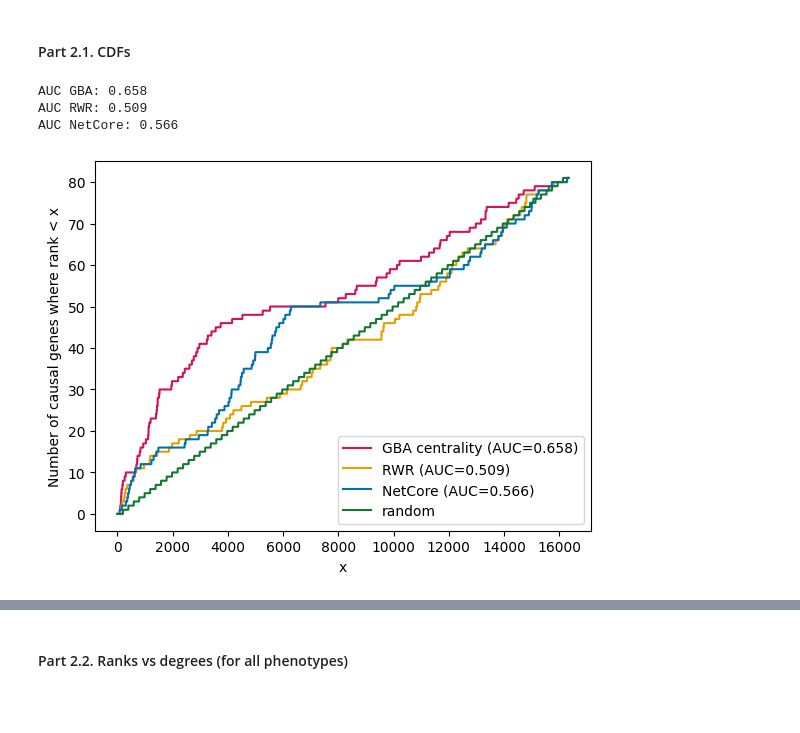
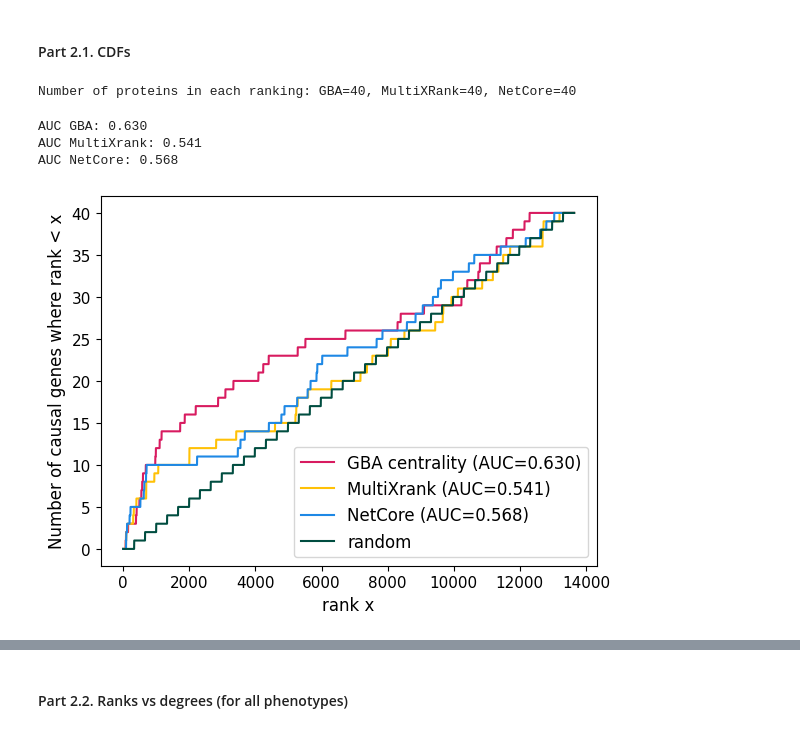
Before and after one commit to jedrzejkubica/GBA-centrality-validation, a Jupyter notebook: validation.ipynb, the cells around one changed output, grey strips where cells are left out. Cells and saved outputs as stored; diff of their text form; code cells hidden in the pictures; blank space fills up the shorter version.

```diff
--- a/validation.ipynb
+++ b/validation.ipynb
@@ -649,12 +717,21 @@ assert len(protein2rank_GBA) == len(protein2rank_RWR) == len(protein2rank_NetCor
+# %%
+protein2rank_GBA = parse_GBA_ranks(LEAVE_ONE_OUT_RANKS_FILE)
+protein2rank_multixrank = parse_multixrank_ranks(LEAVE_ONE_OUT_MULTIXRANK_RANKS_FILE)
+protein2rank_netcore = parse_netcore_ranks(PHENOTYPE, protein2rank_multixrank.keys(), interactome)
+
+print(f"Number of proteins in each ranking: GBA={len(protein2rank_GBA)}, MultiXRank={len(protein2rank_multixrank)}, NetCore={len(protein2rank_netcore)}")
+assert len(protein2rank_GBA) == len(protein2rank_multixrank) == len(protein2rank_netcore)
+# %% [output]
+Number of proteins in each ranking: GBA=40, MultiXRank=40, NetCore=40
 # %%
-ranks_RWR = []
+ranks_multixrank = []
 ranks_GBA = []
-ranks_NetCore = []
+ranks_netcore = []
 
-for gene in protein2rank_RWR:
-    ranks_RWR.append(protein2rank_RWR[gene])
+for gene in protein2rank_multixrank:
+    ranks_multixrank.append(protein2rank_multixrank[gene])
     ranks_GBA.append(protein2rank_GBA[gene])
-    ranks_NetCore.append(protein2rank_NetCore[gene])
+    ranks_netcore.append(protein2rank_netcore[gene])
 # %%
 # generate ranks with a random classifier
 # use the integers method of a Generator instance instead of numpy.random.randint
@@ -663,7 +740,7 @@ rng = numpy.random.default_rng()
 
 # 1D numpy array for left-out known causal gene ranks
 # size=len(left-out genes)
-ranks_random = numpy.zeros(len(protein2rank_RWR), dtype=numpy.uint64)
+ranks_random = numpy.zeros(len(protein2rank_multixrank), dtype=numpy.uint64)
 
 n = 10000
 for i in range(n):
@@ -677,50 +754,53 @@ for j in range(len(ranks_random)):
     avg_rank = ranks_random[j] / n
     ranks_random[j] = avg_rank
 # %%
-curve_RWR = []
+curve_multixrank = []
 curve_GBA = []
-curve_Netcore = []
+curve_netcore = []
 curve_random = []
 
 for i in range(len(interactome)):
-    curve_RWR.append(sum(rank <= i for rank in ranks_RWR))
+    curve_multixrank.append(sum(rank <= i for rank in ranks_multixrank))
     curve_GBA.append(sum(rank <= i for rank in ranks_GBA))
-    curve_Netcore.append(sum(rank <= i for rank in ranks_NetCore))
+    curve_netcore.append(sum(rank <= i for rank in ranks_netcore))
     curve_random.append(sum(rank <= i for rank in ranks_random))
 # %%
 AUC_GBA = AUC(curve_GBA)
-AUC_RWR = AUC(curve_RWR)
-AUC_NetCore = AUC(curve_Netcore)
+AUC_multixrank = AUC(curve_multixrank)
+AUC_netcore = AUC(curve_netcore)
 print("AUC GBA: {:.3f}".format(AUC_GBA))
-print("AUC RWR: {:.3f}".format(AUC_RWR))
-print("AUC NetCore: {:.3f}".format(AUC_NetCore))
+print("AUC MultiXrank: {:.3f}".format(AUC_multixrank))
+print("AUC NetCore: {:.3f}".format(AUC_netcore))
 # %% [output]
-AUC GBA: 0.658
-AUC RWR: 0.509
-AUC NetCore: 0.566
+AUC GBA: 0.630
+AUC MultiXrank: 0.541
+AUC NetCore: 0.568
 # %%
-matplotlib.pyplot.plot(range(len(interactome)), curve_GBA, label="GBA centrality (AUC={:.3f})".format(AUC_GBA), color="#D41159")
-matplotlib.pyplot.plot(range(len(interactome)), curve_RWR, label="RWR (AUC={:.3f})".format(AUC_RWR), color="#E69F00")
-matplotlib.pyplot.plot(range(len(interactome)), curve_Netcore, label="NetCore (AUC={:.3f})".format(AUC_NetCore), color="#0072B2")
-matplotlib.pyplot.plot(range(len(interactome)), curve_random, label="random", color="#117733")
+x = range(len(interactome))
+matplotlib.pyplot.plot(x, curve_GBA, label="GBA centrality (AUC={:.3f})".format(AUC_GBA), color="#D81B60")
+matplotlib.pyplot.plot(x, curve_multixrank, label="MultiXrank (AUC={:.3f})".format(AUC_multixrank), color="#FFC107")
+matplotlib.pyplot.plot(x, curve_netcore, label="NetCore (AUC={:.3f})".format(AUC_netcore), color="#1E88E5")
+matplotlib.pyplot.plot(x, curve_random, label="random", color="#004D40")
 
 # # if statements below are convenient for plotting
 # if PHENOTYPE in ["MMAF", "NOA", "OG", "PCD", "POF"]:
 #     matplotlib.pyplot.title(f"{PHENOTYPE}", weight='bold', fontsize=14)
 # elif PHENOTYPE == "BC":
 #     matplotlib.pyplot.title(f"Breast cancer", weight='bold', fontsize=14)
 # elif PHENOTYPE == "CC":
 #     matplotlib.pyplot.title(f"Colon cancer", weight='bold', fontsize=14)
 # elif PHENOTYPE == "HYPCARD":
 #     matplotlib.pyplot.title(f"Hypertrophic cardiomyopathy", weight='bold', fontsize=14)
 # elif PHENOTYPE == "DILCARD":
 #     matplotlib.pyplot.title(f"Dilated cardiomyopathy", weight='bold', fontsize=14)
 
-matplotlib.pyplot.xlabel("x")
-matplotlib.pyplot.ylabel("Number of causal genes where rank < x")
-matplotlib.pyplot.legend(loc='lower right')
+matplotlib.pyplot.xlabel("rank x", fontsize=12)
+matplotlib.pyplot.ylabel("Number of causal genes where rank < x", fontsize=12)
+matplotlib.pyplot.xticks(fontsize=11)
+matplotlib.pyplot.yticks(fontsize=11)
+matplotlib.pyplot.legend(loc='lower right', fontsize=12)
 
 if SAVE_FIGURES:
     matplotlib.pyplot.savefig(FIGURES_DIR + f"{PHENOTYPE}_CDF", dpi=1000)
 # %% [output]
-[figure, old version]
+[figure, new version]
```
Also changed, not shown: parts of 45 cells of this notebook.
